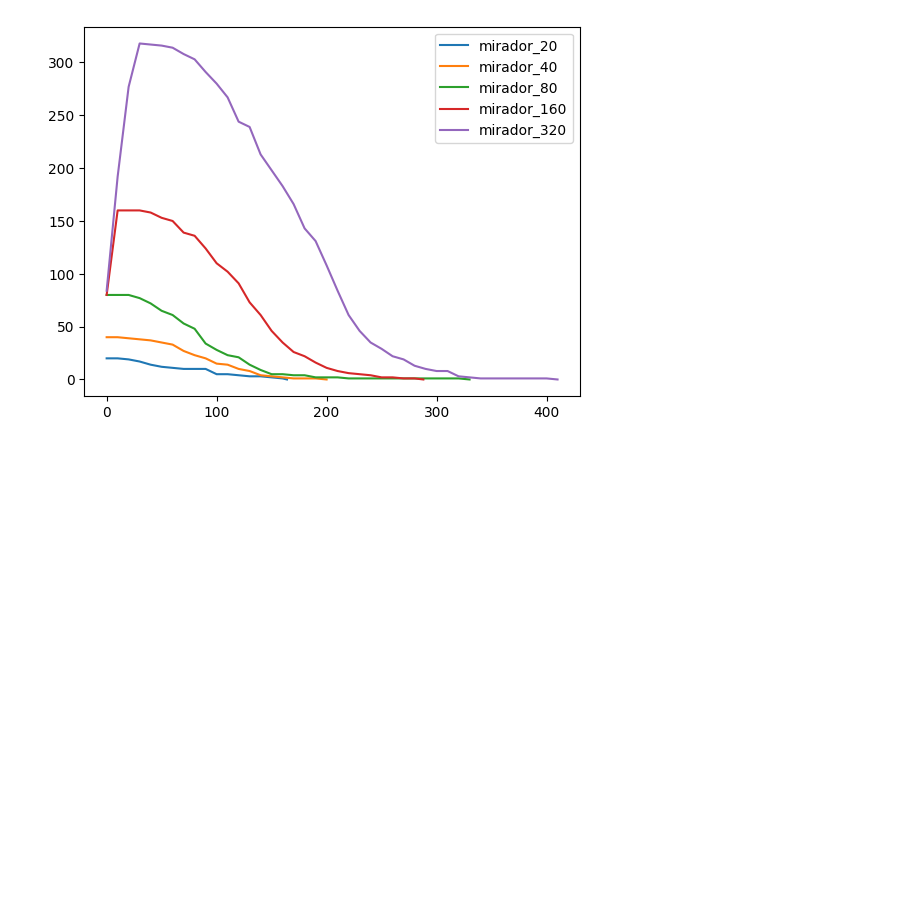
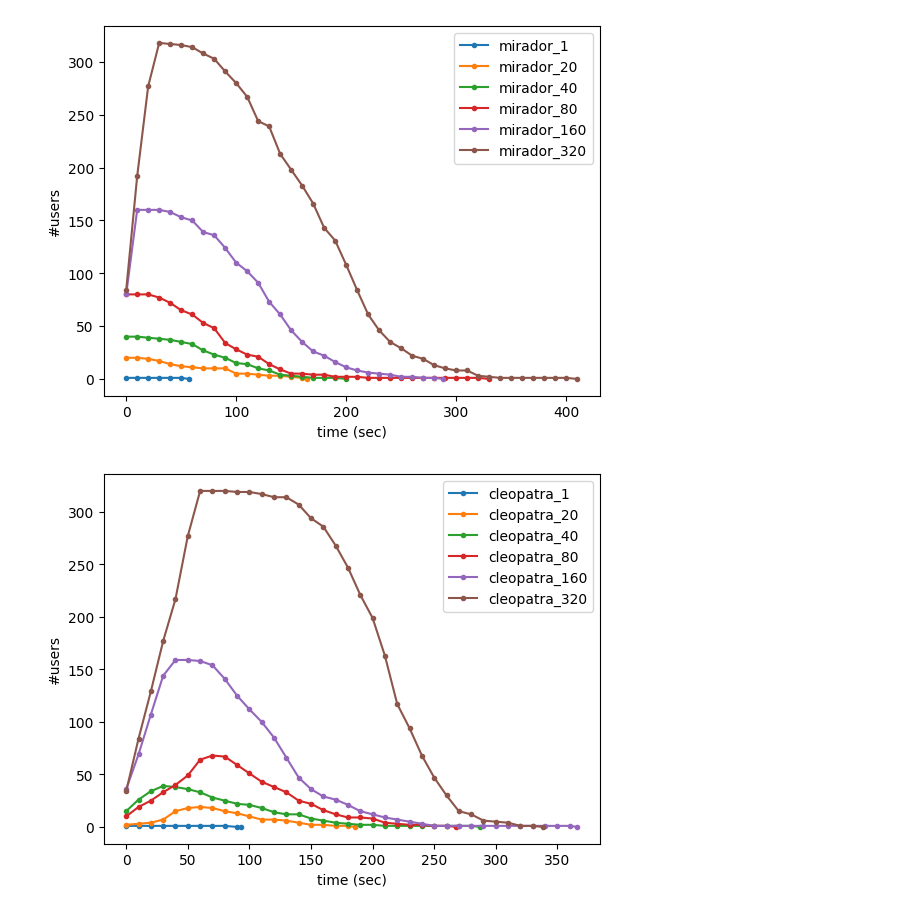
Before and after one commit to 25sal/cleoperf, a Jupyter notebook: paper_figures.ipynb, the cells around one changed output. Saved outputs shown, nothing was run; the diff lists cells and outputs as text; code cells hidden in the pictures; blank space fills up the shorter version.

```diff
--- a/paper_figures.ipynb
+++ b/paper_figures.ipynb
@@ -16,0 +99,22 @@ df_users_4 = pd.read_csv('4_mirador_df_users.csv')
+# %%
+plt.figure()
+fig, ax = plt.subplots()
+for test in [320]:
+    df_plot =  df.loc[(df['users']==test) & (df['parameter']=='page')]
+    ax.plot(df_plot['time'], df_plot['meanfb'],'-', color='blue', label='mirador_'+str(test))
+for test in [320]:
+    df_plot = df_cleo.loc[(df_cleo['users'] == test) & (df_cleo['parameter'] == 'page')]
+    ax.plot(df_plot['time'], df_plot['meanfb'], '-', color='orange', label='cleo_' + str(test))
+    ax.set_xlabel("time (sec)")
+    ax.set_ylabel("#mean page duration (sec)")
+ax2=ax.twinx()
+for test in [320]:
+    df_plot = df_users.loc[df_users['users']==test]
+    ax2.plot(df_plot['time'], df_plot['connected'],'.', color='blue', label='mirador_users_'+str(test))
+for test in [320]:
+    df_plot = df_cleo_users.loc[df_cleo_users['users']==test]
+    ax2.plot(df_plot['time'], df_plot['connected'],'.', color='orange', label='cleo_users_'+str(test))
+    ax2.set_ylabel("#users")
+
+ax.legend()
+plt.show()
@@ -17,10 +124,20 @@ df_users_4 = pd.read_csv('4_mirador_df_users.csv')
 # %%
 plt.figure()
 
 for test in test_set:
     df_plot = df_users.loc[df_users['users']==test]
-    plt.plot(df_plot['time'], df_plot['connected'], label='mirador_'+str(test))
+    plt.plot(df_plot['time'], df_plot['connected'],'.-', label='mirador_'+str(test))
+    plt.xlabel("time (sec)")
+    plt.ylabel("#users")
+plt.legend()
+plt.figure()
+for test in test_set:
+    df_plot = df_cleo_users.loc[df_cleo_users['users']==test]
+    plt.plot(df_plot['time'], df_plot['connected'], '.-', label='cleopatra_'+str(test))
+    plt.xlabel("time (sec)")
+    plt.ylabel("#users")
 plt.legend()
 plt.show()
 # %% [output]
-[figure, old version]
+[figure, new version]
+[figure, added]
```
Also changed, not shown: parts of 17 cells of this notebook, 6 other files.
